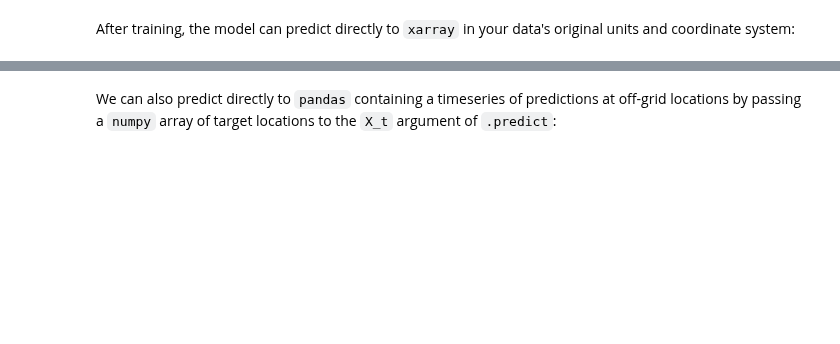
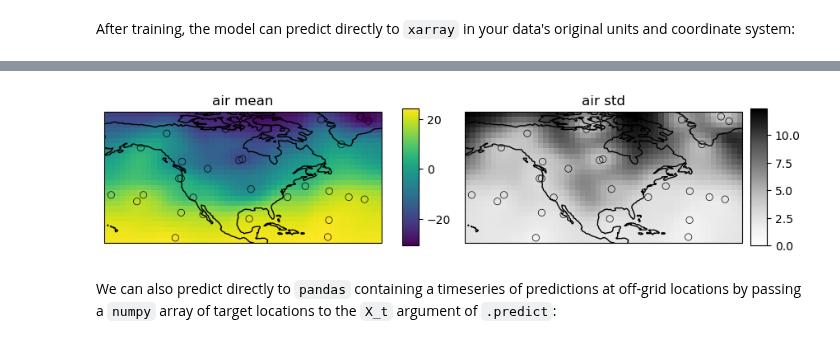
Before and after one commit to alan-turing-institute/deepsensor, a Jupyter notebook: docs/getting-started/tutorials/quickstart.ipynb, the cells around one changed output, grey strips where cells are left out. Cells and saved outputs as stored; diff of their text form; code cells hidden in the pictures; blank space fills up the shorter version.

```diff
--- a/docs/getting-started/tutorials/quickstart.ipynb
+++ b/docs/getting-started/tutorials/quickstart.ipynb
@@ -12,0 +21,3 @@ We can go from imports to predictions with a trained model in less than 30 lines
+# %%
+# Load raw data
+ds_raw = xr.tutorial.open_dataset("air_temperature")["air"] - 273.15
@@ -56,3 +81,8 @@ pred["air"]
+# %%
+import cartopy.crs as ccrs
+fig = deepsensor.plot.prediction(pred, date, data_processor, task_loader, test_task, crs=ccrs.PlateCarree())
+# %% [output]
+[figure, added]
 # %% [markdown]
 We can also predict directly to `pandas` containing a timeseries of predictions at off-grid locations
 by passing a `numpy` array of target locations to the `X_t` argument of `.predict`:
```
Also changed, not shown: parts of 13 cells of this notebook.
